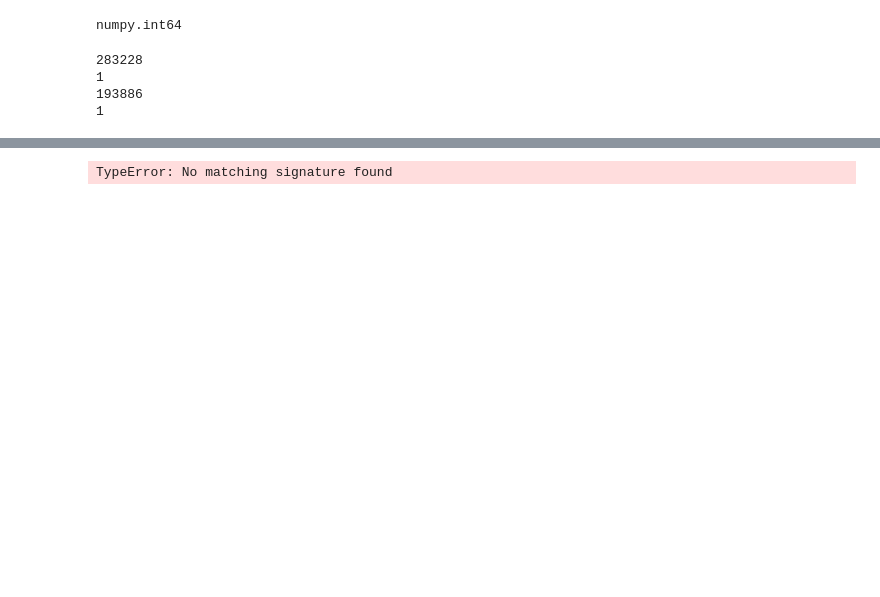
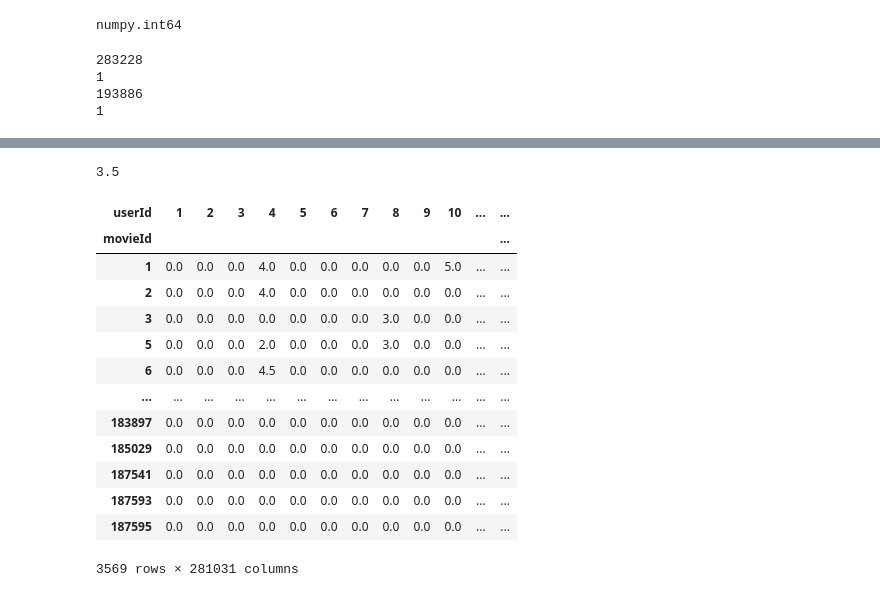
Before and after one commit to Anna-MariaSjolund/Machine-learning, a Jupyter notebook: labs/lab_movie_recommendations.ipynb, the cells around one changed output, grey strips where cells are left out. Saved outputs shown, nothing was run; the diff lists cells and outputs as text; code cells hidden in the pictures; blank space fills up the shorter version.

```diff
--- a/labs/lab_movie_recommendations.ipynb
+++ b/labs/lab_movie_recommendations.ipynb
@@ -375,0 +475,5 @@ reduced_ratings = reduced_ratings.astype({"userId": np.int32, "movieId": np.int3
+# %%
+users_with_few_ratings = pd.DataFrame(ratings["movieId"].groupby(ratings["userId"]).count())
+
+users_with_few_ratings = users_with_few_ratings[users_with_few_ratings["movieId"] <= 10]
+users_with_few_ratings
@@ -375,0 +495,6 @@ reduced_ratings = reduced_ratings.astype({"userId": np.int32, "movieId": np.int3
+# %%
+reduced_ratings2 = ratings[~ratings['movieId'].isin(users_with_few_ratings.index)]
+reduced_ratings2 = reduced_ratings2.astype({"userId": np.int32, "movieId": np.int32, "rating": np.float32})
+reduced_ratings2
+
+#KERNEL DIED
@@ -375,0 +515,5 @@ reduced_ratings = reduced_ratings.astype({"userId": np.int32, "movieId": np.int3
+# %%
+reduced_ratings2 = reduced_ratings2[~reduced_ratings2['movieId'].isin(movies_to_remove)]
+reduced_ratings2
+
+#THIS WORKS
@@ -376,5 +547,24 @@ reduced_ratings = reduced_ratings.astype({"userId": np.int32, "movieId": np.int3
+# %%
+reduced_ratings2["rating"][1]
+# %% [output]
+3.5
 # %%
-movies_users = reduced_ratings.pivot(index="movieId", columns="userId", values="rating").fillna(0)
+movies_users = reduced_ratings2.pivot(index="movieId", columns="userId", values="rating").fillna(0)
 #movies_users = csr_matrix(movies_users.values)
-# %% [output]
-TypeError: No matching signature found
+# %%
+movies_users
+# %% [output]
+| userId | 1 | 2 | 3 | 4 | 5 | 6 | 7 | 8 | 9 | 10 | ... | ... |
+| movieId |  |  |  |  |  |  |  |  |  |  |  | ... |
+| 1 | 0.0 | 0.0 | 0.0 | 4.0 | 0.0 | 0.0 | 0.0 | 0.0 | 0.0 | 5.0 | ... | ... |
+| 2 | 0.0 | 0.0 | 0.0 | 4.0 | 0.0 | 0.0 | 0.0 | 0.0 | 0.0 | 0.0 | ... | ... |
+| 3 | 0.0 | 0.0 | 0.0 | 0.0 | 0.0 | 0.0 | 0.0 | 3.0 | 0.0 | 0.0 | ... | ... |
+| 5 | 0.0 | 0.0 | 0.0 | 2.0 | 0.0 | 0.0 | 0.0 | 3.0 | 0.0 | 0.0 | ... | ... |
+| 6 | 0.0 | 0.0 | 0.0 | 4.5 | 0.0 | 0.0 | 0.0 | 0.0 | 0.0 | 0.0 | ... | ... |
+| ... | ... | ... | ... | ... | ... | ... | ... | ... | ... | ... | ... | ... |
+| 183897 | 0.0 | 0.0 | 0.0 | 0.0 | 0.0 | 0.0 | 0.0 | 0.0 | 0.0 | 0.0 | ... | ... |
+| 185029 | 0.0 | 0.0 | 0.0 | 0.0 | 0.0 | 0.0 | 0.0 | 0.0 | 0.0 | 0.0 | ... | ... |
+| 187541 | 0.0 | 0.0 | 0.0 | 0.0 | 0.0 | 0.0 | 0.0 | 0.0 | 0.0 | 0.0 | ... | ... |
+| 187593 | 0.0 | 0.0 | 0.0 | 0.0 | 0.0 | 0.0 | 0.0 | 0.0 | 0.0 | 0.0 | ... | ... |
+| 187595 | 0.0 | 0.0 | 0.0 | 0.0 | 0.0 | 0.0 | 0.0 | 0.0 | 0.0 | 0.0 | ... | ... |
+3569 rows × 281031 columns
```
Also changed, not shown: parts of 23 cells of this notebook.
